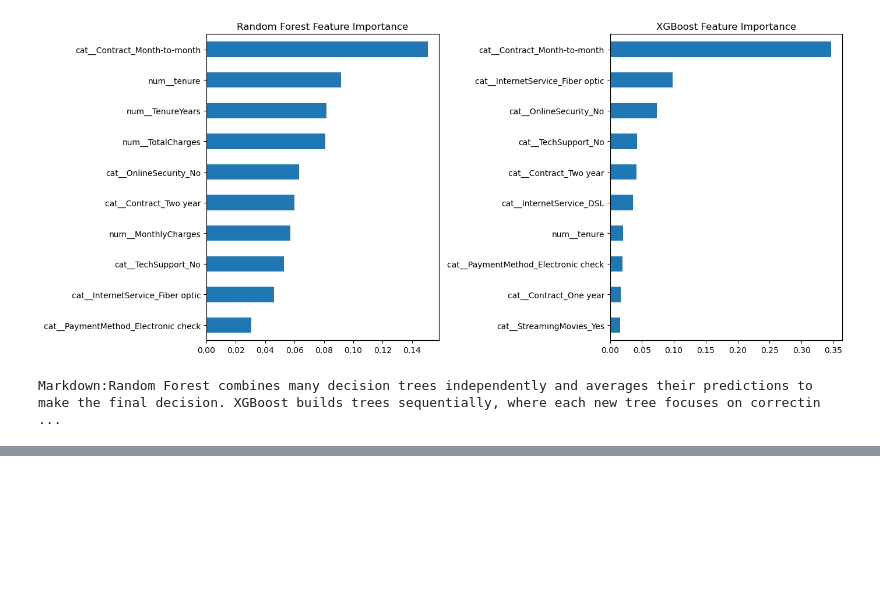
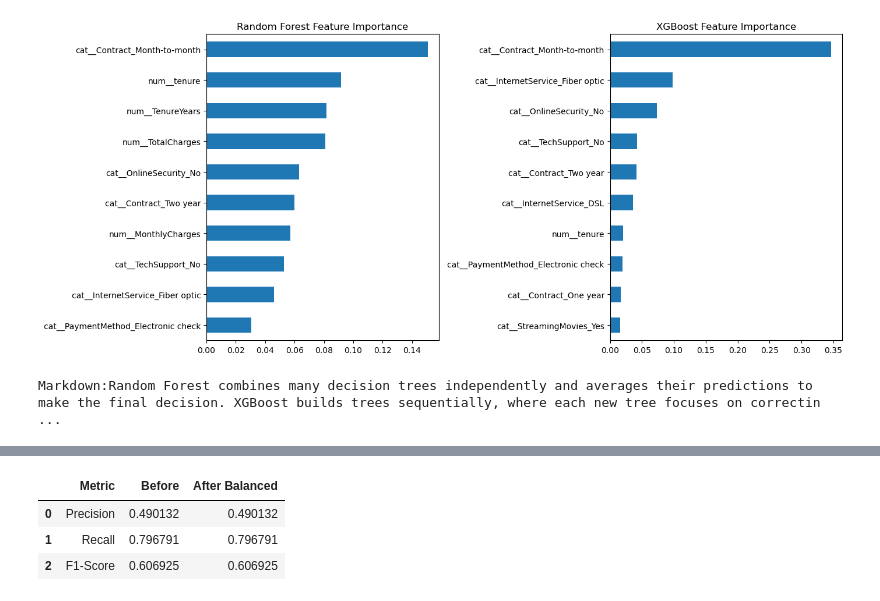
Before and after one commit to muqadas118/neurofive-ml-track, a Jupyter notebook: Tasks.ipynb, the cells around one changed output, grey strips where cells are left out. Saved outputs shown, nothing was run; the diff lists cells and outputs as text; code cells hidden in the pictures; blank space fills up the shorter version.

```diff
--- a/Tasks.ipynb
+++ b/Tasks.ipynb
@@ -1042,0 +1074,10 @@ Markdown:Random Forest combines many decision trees independently and averages t
+# %%
+balanced_model = Pipeline([
+    ("preprocessor", preprocessor),
+    ("model", LogisticRegression(
+        max_iter=1000,
+        class_weight="balanced"
+    ))
+])
+# %%
+balanced_model.fit(X_train, y_train)
@@ -1042,0 +1097,2 @@ Markdown:Random Forest combines many decision trees independently and averages t
+# %%
+balanced_pred = balanced_model.predict(X_test)
@@ -1042,0 +1101,21 @@ Markdown:Random Forest combines many decision trees independently and averages t
+# %%
+before_precision = precision_score(y_test, original_pred)
+before_recall = recall_score(y_test, original_pred)
+before_f1 = f1_score(y_test, original_pred)
+
+after_precision = precision_score(y_test, balanced_pred)
+after_recall = recall_score(y_test, balanced_pred)
+after_f1 = f1_score(y_test, balanced_pred)
+# %%
+comparison = pd.DataFrame({
+    "Metric": ["Precision", "Recall", "F1-Score"],
+    "Before": [before_precision, before_recall, before_f1],
+    "After Balanced": [after_precision, after_recall, after_f1]
+})
+
+comparison
+# %% [output]
+|  | Metric | Before | After Balanced |
+| 0 | Precision | 0.490132 | 0.490132 |
+| 1 | Recall | 0.796791 | 0.796791 |
+| 2 | F1-Score | 0.606925 | 0.606925 |
```
Also changed, not shown: parts of 18 cells of this notebook.
